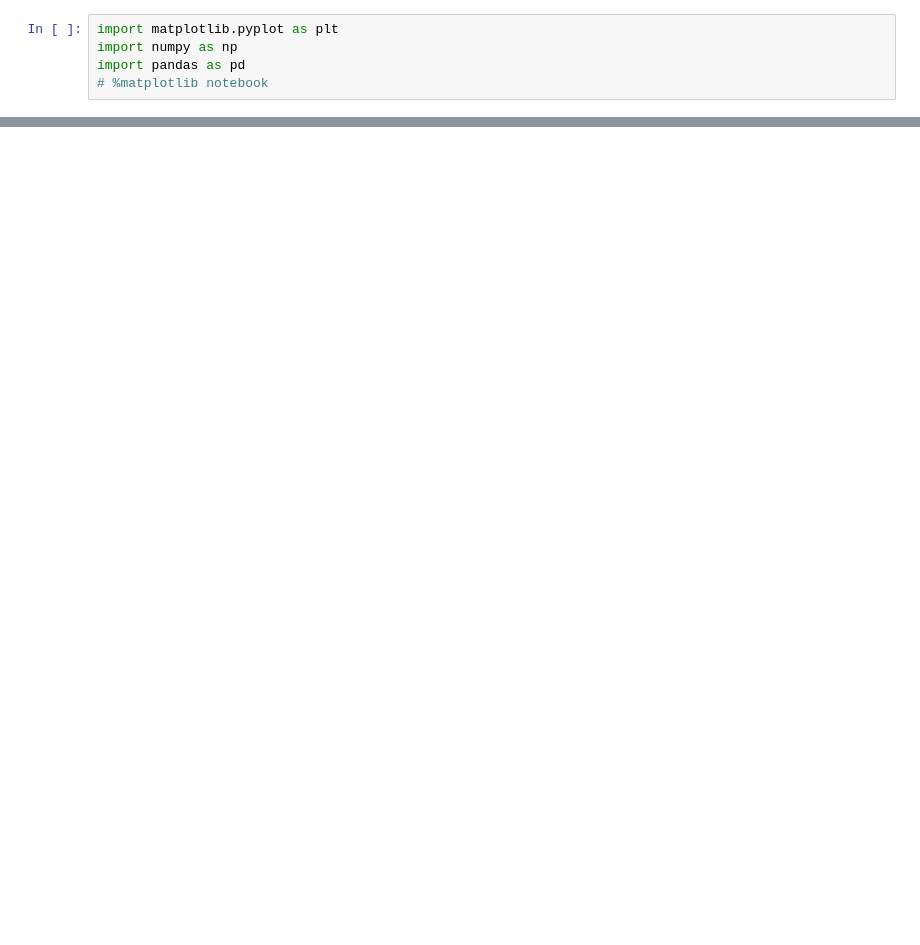
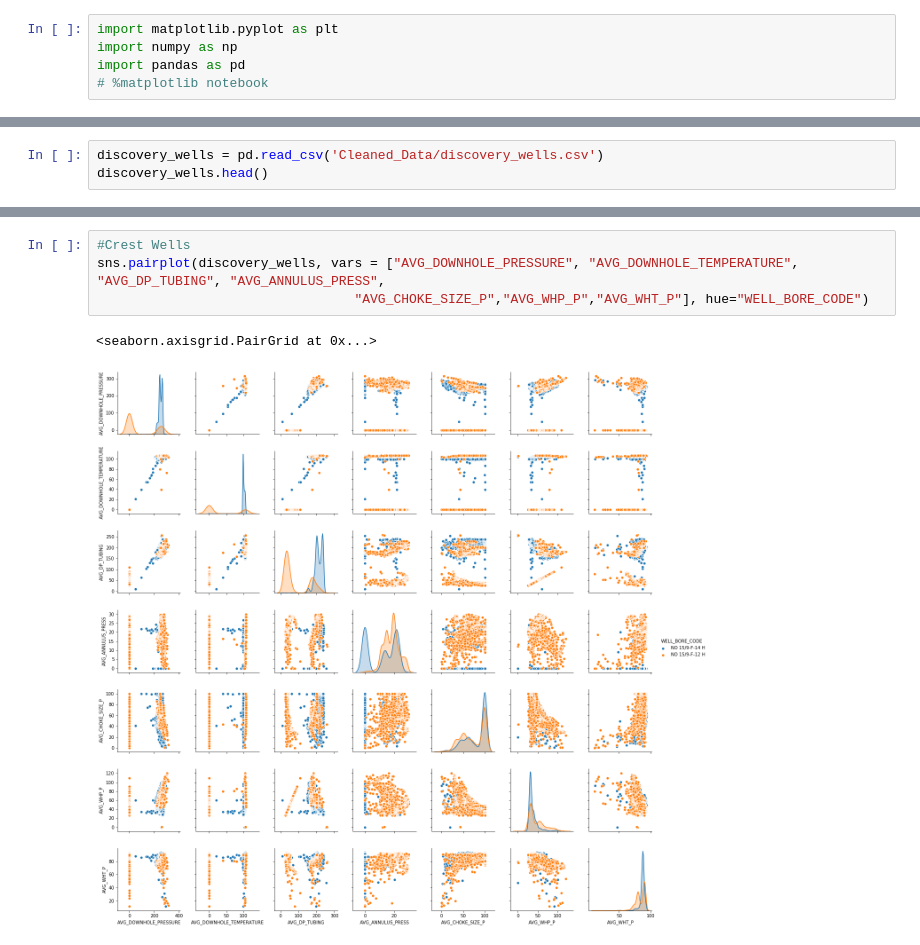
Before and after one commit to sgk2004/Volve-Dataset, a Jupyter notebook: Production/data_etl.ipynb, the cells around one changed output, grey strips where cells are left out. Drawn from its saved outputs; the diff is of its cells as text; blank space fills up the shorter version.

Commit message:
initial Exploratory Data Analysis

```diff
--- a/Production/data_etl.ipynb
+++ b/Production/data_etl.ipynb
@@ -1084,0 +40,3 @@ plt.show()
+# %%
+discovery_wells = pd.read_csv('Cleaned_Data/discovery_wells.csv')
+discovery_wells.head()
@@ -1084,0 +155,7 @@ plt.show()
+# %%
+#Crest Wells
+sns.pairplot(discovery_wells, vars = ["AVG_DOWNHOLE_PRESSURE", "AVG_DOWNHOLE_TEMPERATURE", "AVG_DP_TUBING", "AVG_ANNULUS_PRESS",
+                                 "AVG_CHOKE_SIZE_P","AVG_WHP_P","AVG_WHT_P"], hue="WELL_BORE_CODE")
+# %% [output]
+<seaborn.axisgrid.PairGrid at 0x...>
+[figure, added]
```
Also changed, not shown: parts of 75 cells of this notebook, 3 other files.
